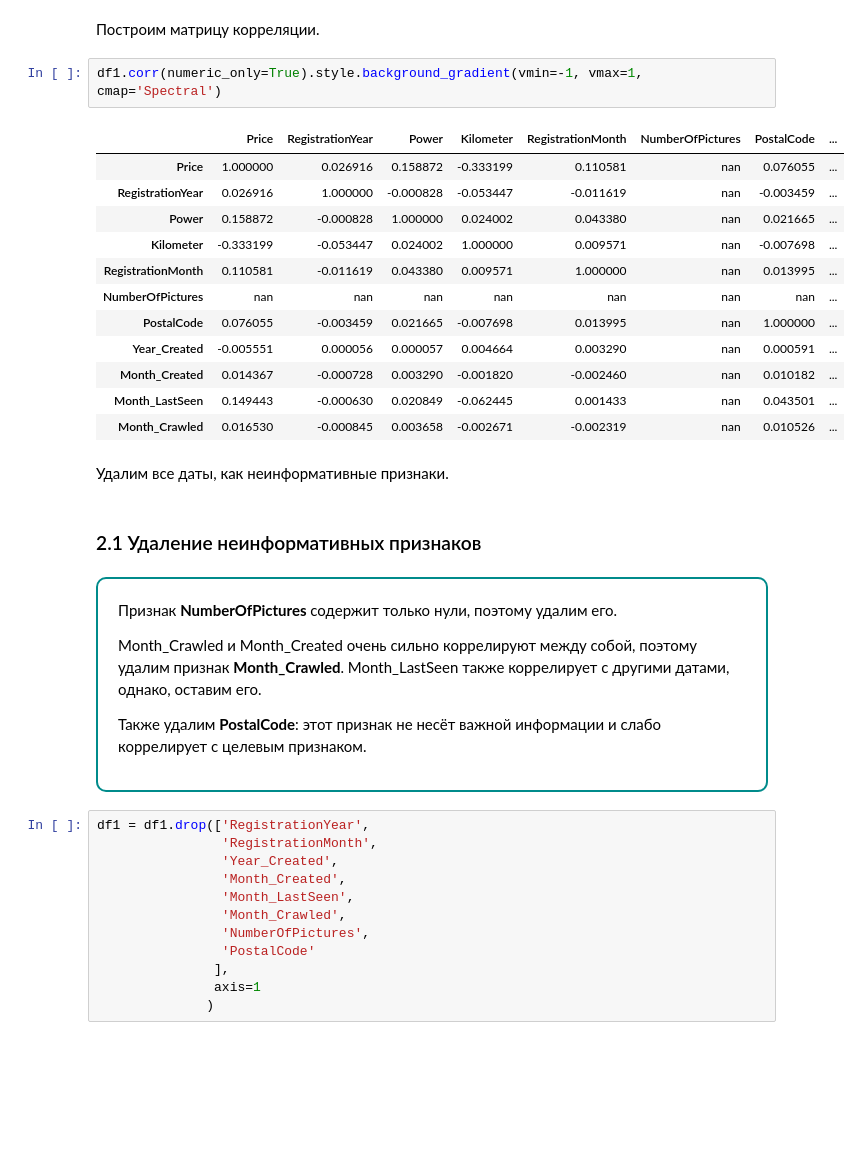
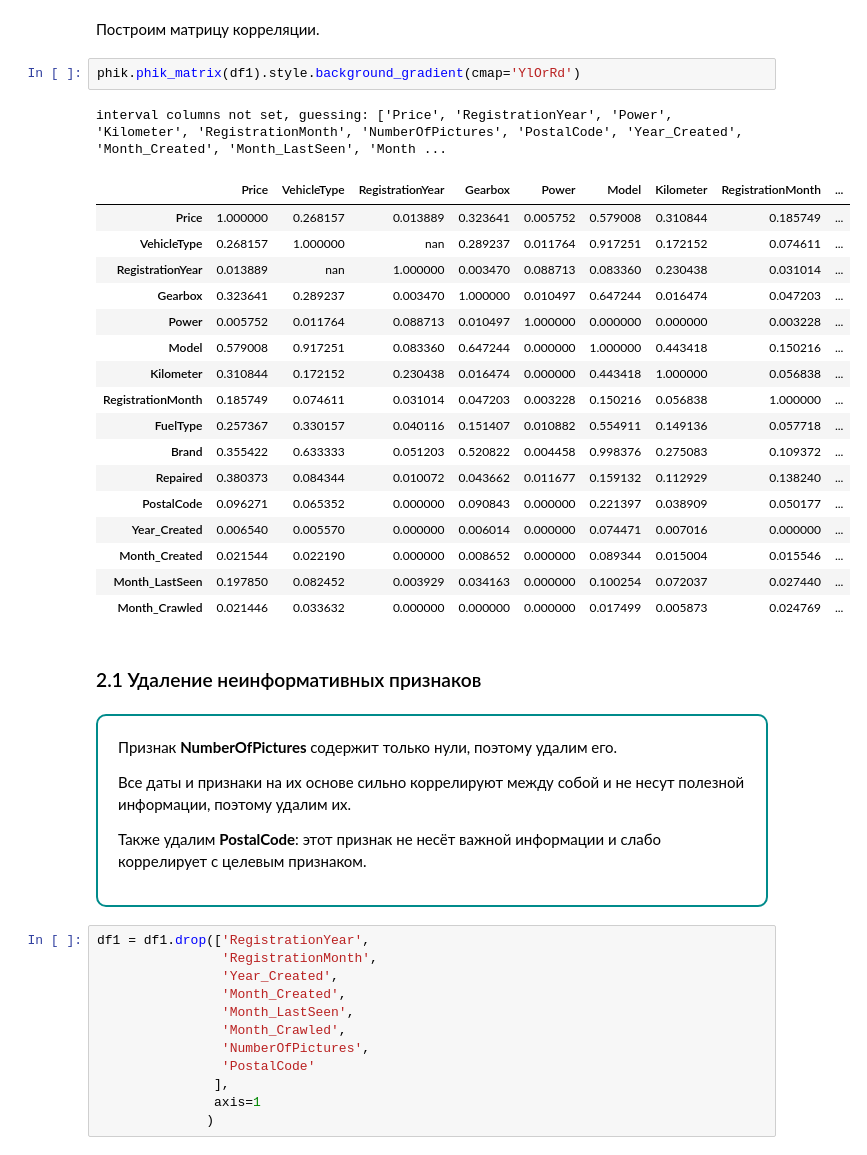
Before and after one commit to akrill-ds/Portfolio, a Jupyter notebook: Car price/DS_ML_car_price.ipynb, the cells around one changed output. Saved outputs shown, nothing was run; the diff lists cells and outputs as text; blank space fills up the shorter version.

```diff
--- a/Car price/DS_ML_car_price.ipynb
+++ b/Car price/DS_ML_car_price.ipynb
@@ -112,23 +115,27 @@ df1['Month_Crawled'] = df1['DateCrawled'].dt.month
 df1 = df1.drop(['DateCreated', 'LastSeen', 'DateCrawled'], axis=1)
 # %% [markdown]
 Построим матрицу корреляции.
-# %%
-df1.corr(numeric_only=True).style.background_gradient(vmin=-1, vmax=1, cmap='Spectral')
-# %% [output]
-|  | Price | RegistrationYear | Power | Kilometer | RegistrationMonth | NumberOfPictures | PostalCode | ... |
-| Price | 1.000000 | 0.026916 | 0.158872 | -0.333199 | 0.110581 | nan | 0.076055 | ... |
-| RegistrationYear | 0.026916 | 1.000000 | -0.000828 | -0.053447 | -0.011619 | nan | -0.003459 | ... |
-| Power | 0.158872 | -0.000828 | 1.000000 | 0.024002 | 0.043380 | nan | 0.021665 | ... |
-| Kilometer | -0.333199 | -0.053447 | 0.024002 | 1.000000 | 0.009571 | nan | -0.007698 | ... |
-| RegistrationMonth | 0.110581 | -0.011619 | 0.043380 | 0.009571 | 1.000000 | nan | 0.013995 | ... |
-| NumberOfPictures | nan | nan | nan | nan | nan | nan | nan | ... |
-| PostalCode | 0.076055 | -0.003459 | 0.021665 | -0.007698 | 0.013995 | nan | 1.000000 | ... |
-| Year_Created | -0.005551 | 0.000056 | 0.000057 | 0.004664 | 0.003290 | nan | 0.000591 | ... |
-| Month_Created | 0.014367 | -0.000728 | 0.003290 | -0.001820 | -0.002460 | nan | 0.010182 | ... |
-| Month_LastSeen | 0.149443 | -0.000630 | 0.020849 | -0.062445 | 0.001433 | nan | 0.043501 | ... |
-| Month_Crawled | 0.016530 | -0.000845 | 0.003658 | -0.002671 | -0.002319 | nan | 0.010526 | ... |
-# %% [markdown]
-Удалим все даты, как неинформативные признаки.
+# %%
+phik.phik_matrix(df1).style.background_gradient(cmap='YlOrRd')
+# %% [output]
+interval columns not set, guessing: ['Price', 'RegistrationYear', 'Power', 'Kilometer', 'RegistrationMonth', 'NumberOfPictures', 'PostalCode', 'Year_Created', 'Month_Created', 'Month_LastSeen', 'Month ...
+|  | Price | VehicleType | RegistrationYear | Gearbox | Power | Model | Kilometer | RegistrationMonth | ... |
+| Price | 1.000000 | 0.268157 | 0.013889 | 0.323641 | 0.005752 | 0.579008 | 0.310844 | 0.185749 | ... |
+| VehicleType | 0.268157 | 1.000000 | nan | 0.289237 | 0.011764 | 0.917251 | 0.172152 | 0.074611 | ... |
+| RegistrationYear | 0.013889 | nan | 1.000000 | 0.003470 | 0.088713 | 0.083360 | 0.230438 | 0.031014 | ... |
+| Gearbox | 0.323641 | 0.289237 | 0.003470 | 1.000000 | 0.010497 | 0.647244 | 0.016474 | 0.047203 | ... |
+| Power | 0.005752 | 0.011764 | 0.088713 | 0.010497 | 1.000000 | 0.000000 | 0.000000 | 0.003228 | ... |
+| Model | 0.579008 | 0.917251 | 0.083360 | 0.647244 | 0.000000 | 1.000000 | 0.443418 | 0.150216 | ... |
+| Kilometer | 0.310844 | 0.172152 | 0.230438 | 0.016474 | 0.000000 | 0.443418 | 1.000000 | 0.056838 | ... |
+| RegistrationMonth | 0.185749 | 0.074611 | 0.031014 | 0.047203 | 0.003228 | 0.150216 | 0.056838 | 1.000000 | ... |
+| FuelType | 0.257367 | 0.330157 | 0.040116 | 0.151407 | 0.010882 | 0.554911 | 0.149136 | 0.057718 | ... |
+| Brand | 0.355422 | 0.633333 | 0.051203 | 0.520822 | 0.004458 | 0.998376 | 0.275083 | 0.109372 | ... |
+| Repaired | 0.380373 | 0.084344 | 0.010072 | 0.043662 | 0.011677 | 0.159132 | 0.112929 | 0.138240 | ... |
+| PostalCode | 0.096271 | 0.065352 | 0.000000 | 0.090843 | 0.000000 | 0.221397 | 0.038909 | 0.050177 | ... |
+| Year_Created | 0.006540 | 0.005570 | 0.000000 | 0.006014 | 0.000000 | 0.074471 | 0.007016 | 0.000000 | ... |
+| Month_Created | 0.021544 | 0.022190 | 0.000000 | 0.008652 | 0.000000 | 0.089344 | 0.015004 | 0.015546 | ... |
+| Month_LastSeen | 0.197850 | 0.082452 | 0.003929 | 0.034163 | 0.000000 | 0.100254 | 0.072037 | 0.027440 | ... |
+| Month_Crawled | 0.021446 | 0.033632 | 0.000000 | 0.000000 | 0.000000 | 0.017499 | 0.005873 | 0.024769 | ... |
 # %% [markdown]
 ### 2.1 Удаление неинформативных признаков
 # %% [markdown]
@@ -136,7 +143,7 @@ df1.corr(numeric_only=True).style.background_gradient(vmin=-1, vmax=1, cmap='Spe
 
 Признак **NumberOfPictures** содержит только нули, поэтому удалим его.
 
-Month_Crawled и Month_Created очень сильно коррелируют между собой, поэтому удалим признак **Month_Crawled**. Month_LastSeen также коррелирует с другими датами, однако, оставим его.
+Все даты и признаки на их основе сильно коррелируют между собой и не несут полезной информации, поэтому удалим их.
 
 Также удалим **PostalCode**: этот признак не несёт важной информации и слабо коррелирует с целевым признаком.
 # %%
```
Also changed, not shown: parts of 50 cells of this notebook, 1 other file.
